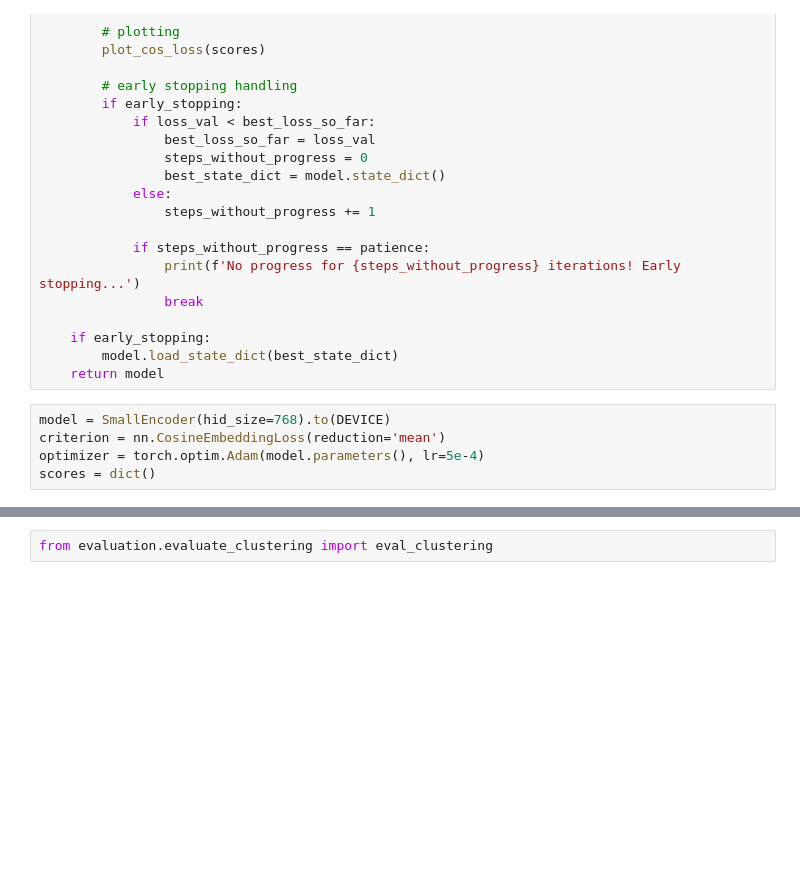
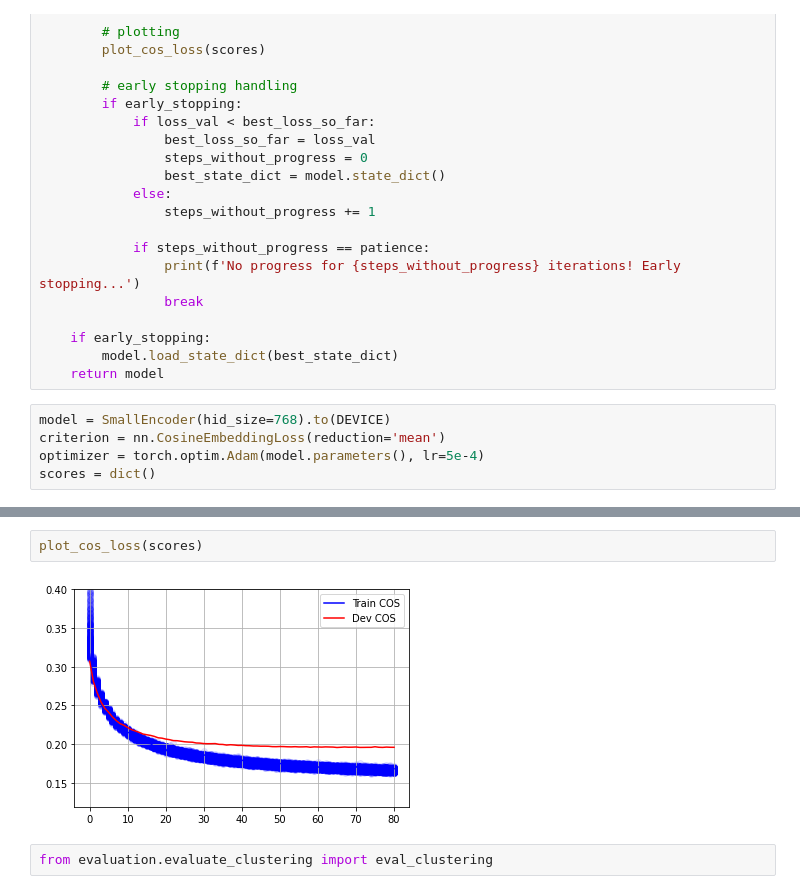
Before and after one commit to wilfreddesert/headline_generation, a Jupyter notebook: src/Clustering/train_small.ipynb, the cells around one changed output, grey strips where cells are left out. Drawn from its saved outputs; the diff is of its cells as text; blank space fills up the shorter version.

```diff
--- a/src/Clustering/train_small.ipynb
+++ b/src/Clustering/train_small.ipynb
@@ -291,3 +291,7 @@ COS: 0.196075
+# %%
+plot_cos_loss(scores)
+# %% [output]
+[figure, added]
 # %%
 from evaluation.evaluate_clustering import eval_clustering
 # %%
```
Also changed, not shown: parts of 5 cells of this notebook.
